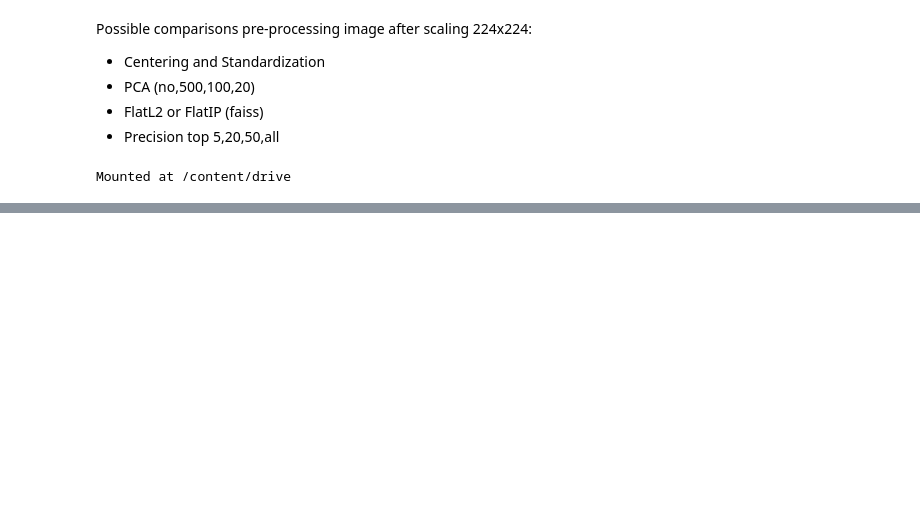
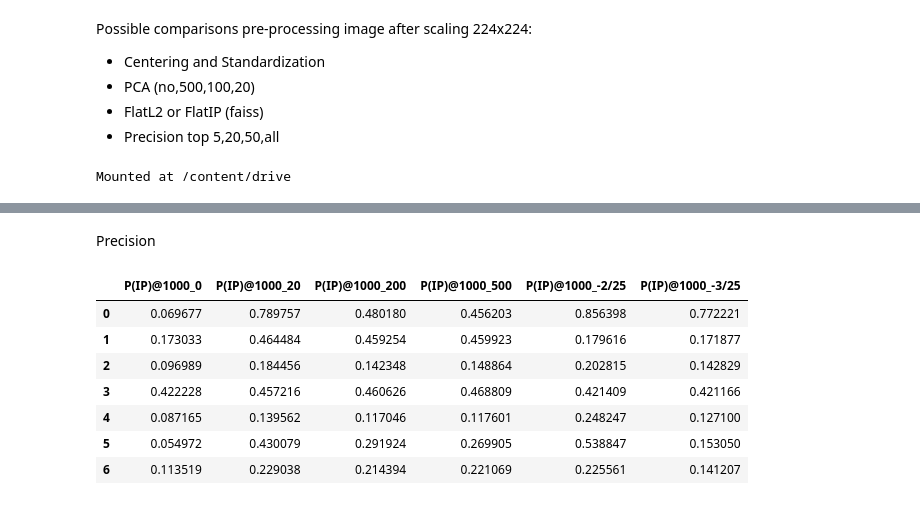
Before and after one commit to villifCoder559/VGGFaceFeatures_PCA, a Jupyter notebook: VGGFace.ipynb, the cells around one changed output, grey strips where cells are left out. Drawn from its saved outputs; the diff is of its cells as text; code cells hidden in the pictures; blank space fills up the shorter version.

```diff
--- a/VGGFace.ipynb
+++ b/VGGFace.ipynb
@@ -254,0 +318,16 @@ merged_df.drop(columns=['Faces']).style.highlight_max(color = 'green', axis = 1)
+# %% [markdown]
+Precision
+# %%
+merged_df=df_list[0]
+for i in range(1,len(df_list)):
+  merged_df=pd.merge(merged_df,df_list[i])
+merged_df.drop(columns=['Faces']).style.highlight_max(color = 'green', axis = 1).highlight_min(color = 'red', axis = 1)
+# %% [output]
+|  | P(IP)@1000_0 | P(IP)@1000_20 | P(IP)@1000_200 | P(IP)@1000_500 | P(IP)@1000_-2/25 | P(IP)@1000_-3/25 |
+| 0 | 0.069677 | 0.789757 | 0.480180 | 0.456203 | 0.856398 | 0.772221 |
+| 1 | 0.173033 | 0.464484 | 0.459254 | 0.459923 | 0.179616 | 0.171877 |
+| 2 | 0.096989 | 0.184456 | 0.142348 | 0.148864 | 0.202815 | 0.142829 |
+| 3 | 0.422228 | 0.457216 | 0.460626 | 0.468809 | 0.421409 | 0.421166 |
+| 4 | 0.087165 | 0.139562 | 0.117046 | 0.117601 | 0.248247 | 0.127100 |
+| 5 | 0.054972 | 0.430079 | 0.291924 | 0.269905 | 0.538847 | 0.153050 |
+| 6 | 0.113519 | 0.229038 | 0.214394 | 0.221069 | 0.225561 | 0.141207 |
```
Also changed, not shown: parts of 10 cells of this notebook.
